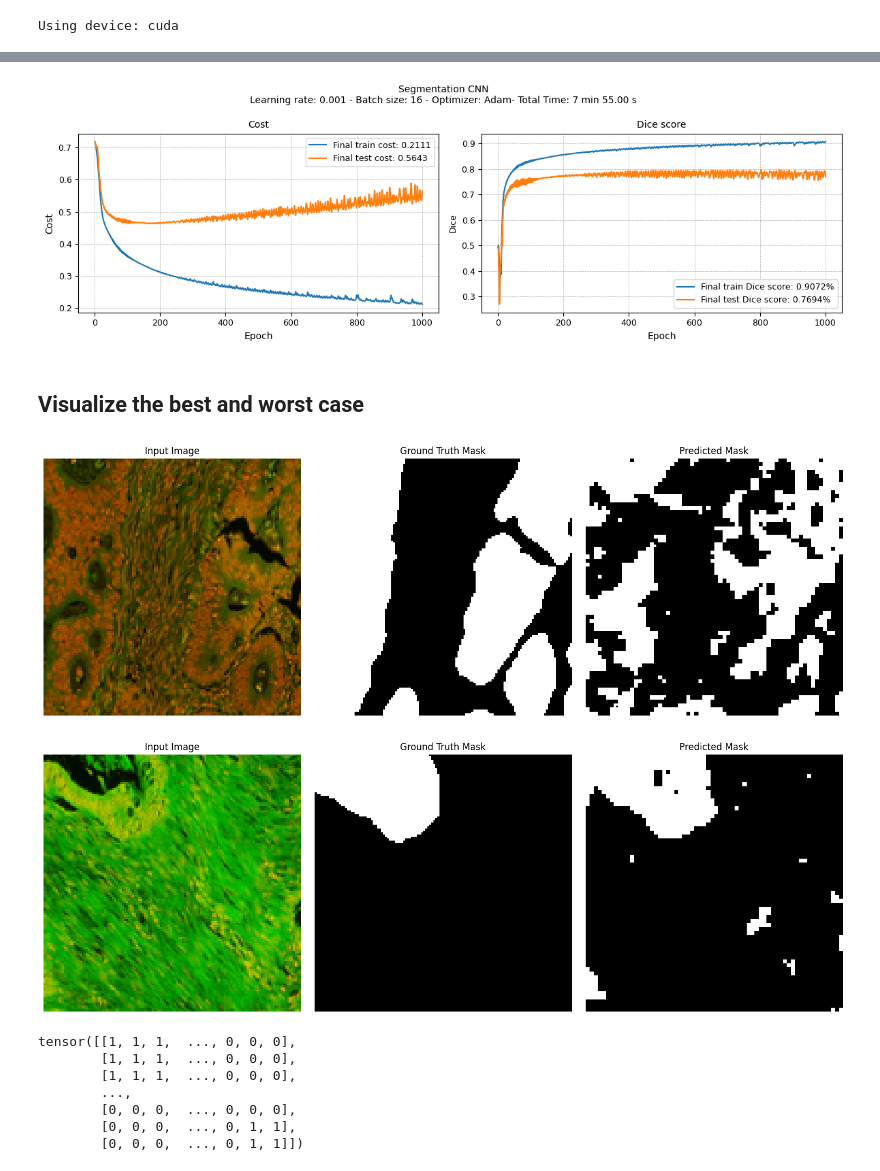
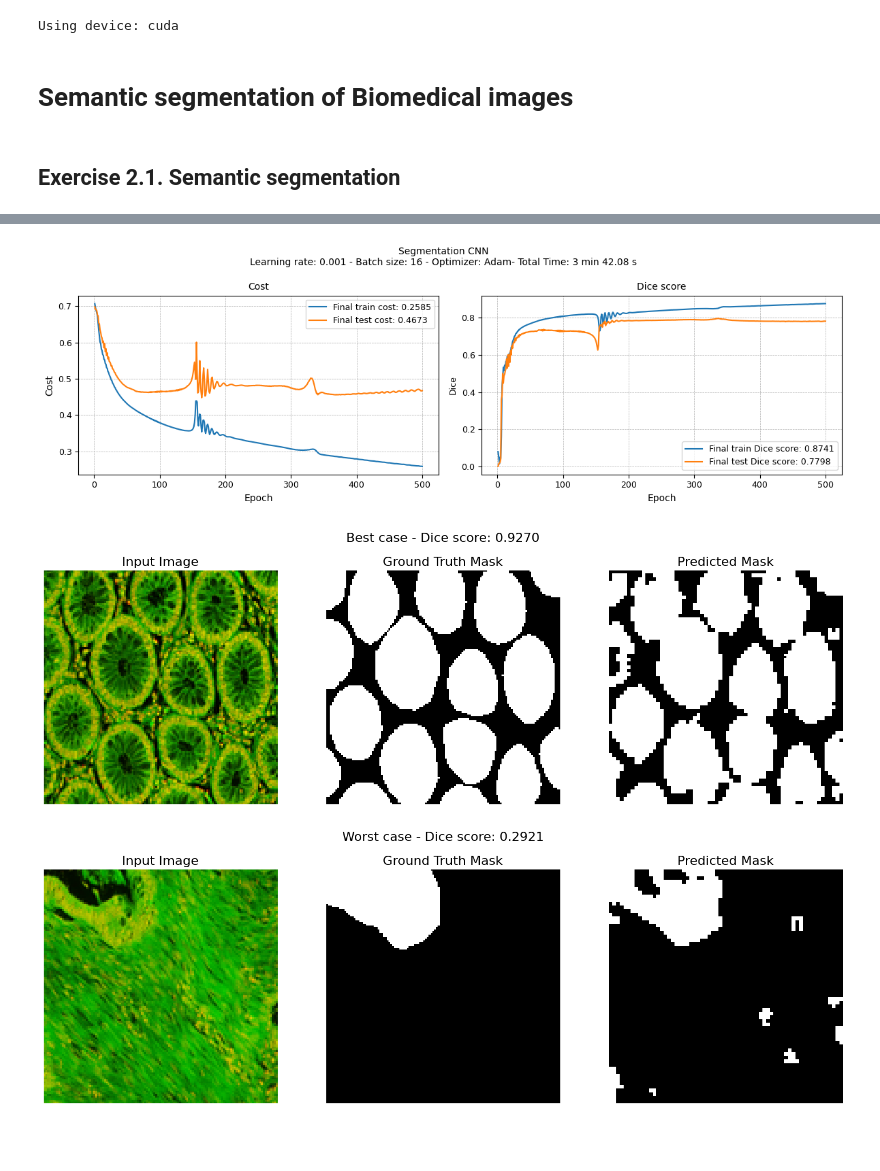
Before and after one commit to vjhwong/DL4IA, a Jupyter notebook: Assignment 3/assignment_3_exercise_2.ipynb, the cells around one changed output, grey strips where cells are left out. Saved outputs shown, nothing was run; the diff lists cells and outputs as text; code cells hidden in the pictures; blank space fills up the shorter version.

```diff
--- a/Assignment 3/assignment_3_exercise_2.ipynb
+++ b/Assignment 3/assignment_3_exercise_2.ipynb
@@ -11,14 +14,23 @@ device = torch.device('cuda' if torch.cuda.is_available() else 'cpu')
 print('Using device:', device)
 # %% [output]
 Using device: cuda
+# %% [markdown]
+# Semantic segmentation of Biomedical images
 # %%
 batch_size = 16
 X_train, Y_train, X_test, Y_test = load_warwick(device)
-# create dataloader
+
 train_dataset = TensorDataset(X_train, Y_train)
 test_dataset = TensorDataset(X_test, Y_test)
 train_loader = DataLoader(train_dataset, batch_size=batch_size, shuffle=False)
 test_loader = DataLoader(test_dataset, batch_size=batch_size, shuffle=False)
+
+# Hyperparameters
+num_epochs = 500
+learning_rate = 0.001
+criterion = nn.BCEWithLogitsLoss()
+# %% [markdown]
+## Exercise 2.1. Semantic segmentation
 # %%
 # Define the modified CNN architecture
 class SegmentationCNN(nn.Module):
@@ -62,17 +74,10 @@ class SegmentationCNN(nn.Module):
 
 # Create an instance of the modified CNN
 model = SegmentationCNN().to(device)
-
-# Define the loss function
-criterion = nn.BCEWithLogitsLoss()
-
-# Define the optimizer
-optimizer = torch.optim.Adam(model.parameters(), lr=0.001)
-
-# Hyperparameters
-num_epochs = 1_000
-learning_rate = 0.001
-criterion = nn.BCEWithLogitsLoss()
 optimizer = torch.optim.Adam(model.parameters(), lr=learning_rate)
 train_segmentation_network(model, criterion, optimizer, num_epochs=num_epochs,train_loader=train_loader, test_loader=test_loader,  device=device, model_name='Segmentation CNN')
+
+best_case, worst_case = find_best_and_worst_case(model, X_test, Y_test, device)
+visualize_case(best_case, device, name="Best case")
+visualize_case(worst_case, device, name="Worst case")
 # %% [output]
@@ -96,30 +101,3 @@ Epoch 1000/1000, Train Loss: 0.2111, Test Loss: 0.5643, Train Dice Score: 0.9072
-[figure, old version]
+[figure, new version]
+[figure, added]
+[figure, added]
-# %% [markdown]
-## Visualize the best and worst case
-# %%
-best_case, worst_case = find_best_and_worst_case(model, X_test, Y_test, device)
-# Visualize the first case
-visualize_case(best_case)
-
-# Visualize the second case
-visualize_case(worst_case)
-# %% [output]
-[figure, removed]
-[figure, removed]
-# %%
-import torch
-# Example tensor
-tensor = model(worst_case["input"].unsqueeze(0).to(device)).detach().cpu()
-
-# Set negative values to 0 and positive values to 1
-result = torch.where(tensor < 0, torch.tensor(0), torch.tensor(1))
-
-print(result)
-# %% [output]
-tensor([[1, 1, 1,  ..., 0, 0, 0],
-        [1, 1, 1,  ..., 0, 0, 0],
-        [1, 1, 1,  ..., 0, 0, 0],
-        ...,
-        [0, 0, 0,  ..., 0, 0, 0],
-        [0, 0, 0,  ..., 0, 1, 1],
-        [0, 0, 0,  ..., 0, 1, 1]])
```
Also changed, not shown: parts of 11 cells of this notebook.
